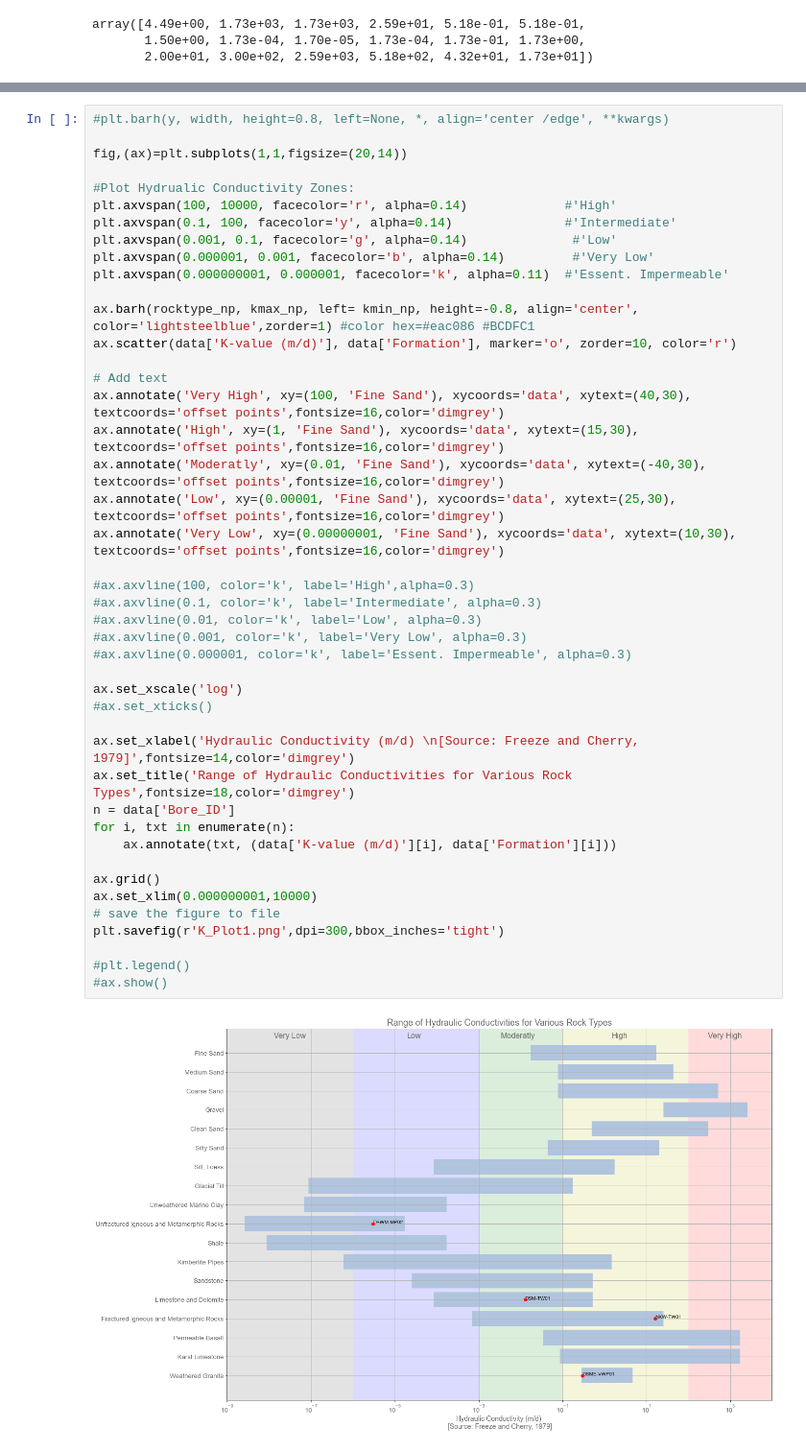
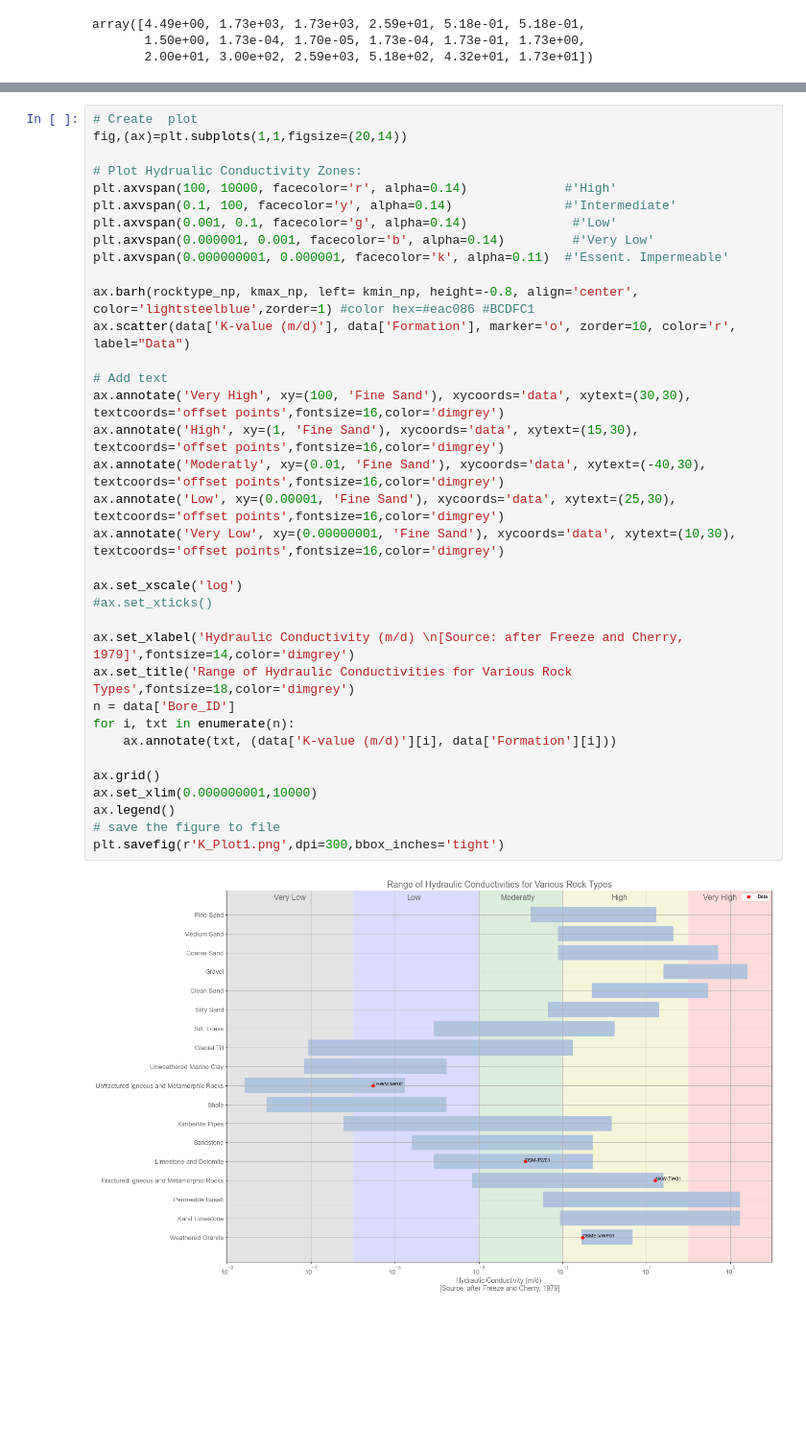
Before and after one commit to Skrapnell7/K-Value_Plots, a Jupyter notebook: K-GraphPlot_v1.ipynb, the cells around one changed output, grey strips where cells are left out. Shown at 96% size. Saved outputs shown, nothing was run; the diff lists cells and outputs as text; blank space fills up the shorter version.

Commit message:
Update 2
Add legend to plot

```diff
--- a/K-GraphPlot_v1.ipynb
+++ b/K-GraphPlot_v1.ipynb
@@ -120,46 +111,37 @@ array([4.49e+00, 1.73e+03, 1.73e+03, 2.59e+01, 5.18e-01, 5.18e-01,
 # %%
-#plt.barh(y, width, height=0.8, left=None, *, align='center /edge', **kwargs)
-
+# Create  plot
 fig,(ax)=plt.subplots(1,1,figsize=(20,14))
 
-#Plot Hydrualic Conductivity Zones:
+# Plot Hydrualic Conductivity Zones:
 plt.axvspan(100, 10000, facecolor='r', alpha=0.14)             #'High'
 plt.axvspan(0.1, 100, facecolor='y', alpha=0.14)               #'Intermediate'
 plt.axvspan(0.001, 0.1, facecolor='g', alpha=0.14)              #'Low'
 plt.axvspan(0.000001, 0.001, facecolor='b', alpha=0.14)         #'Very Low'
 plt.axvspan(0.000000001, 0.000001, facecolor='k', alpha=0.11)  #'Essent. Impermeable'
 
 ax.barh(rocktype_np, kmax_np, left= kmin_np, height=-0.8, align='center', color='lightsteelblue',zorder=1) #color hex=#eac086 #BCDFC1
-ax.scatter(data['K-value (m/d)'], data['Formation'], marker='o', zorder=10, color='r')
+ax.scatter(data['K-value (m/d)'], data['Formation'], marker='o', zorder=10, color='r', label="Data")
 
 # Add text
-ax.annotate('Very High', xy=(100, 'Fine Sand'), xycoords='data', xytext=(40,30), textcoords='offset points',fontsize=16,color='dimgrey')
+ax.annotate('Very High', xy=(100, 'Fine Sand'), xycoords='data', xytext=(30,30), textcoords='offset points',fontsize=16,color='dimgrey')
 ax.annotate('High', xy=(1, 'Fine Sand'), xycoords='data', xytext=(15,30), textcoords='offset points',fontsize=16,color='dimgrey')
 ax.annotate('Moderatly', xy=(0.01, 'Fine Sand'), xycoords='data', xytext=(-40,30), textcoords='offset points',fontsize=16,color='dimgrey')
 ax.annotate('Low', xy=(0.00001, 'Fine Sand'), xycoords='data', xytext=(25,30), textcoords='offset points',fontsize=16,color='dimgrey')
 ax.annotate('Very Low', xy=(0.00000001, 'Fine Sand'), xycoords='data', xytext=(10,30), textcoords='offset points',fontsize=16,color='dimgrey')
 
-#ax.axvline(100, color='k', label='High',alpha=0.3)
-#ax.axvline(0.1, color='k', label='Intermediate', alpha=0.3)
-#ax.axvline(0.01, color='k', label='Low', alpha=0.3)
-#ax.axvline(0.001, color='k', label='Very Low', alpha=0.3)
-#ax.axvline(0.000001, color='k', label='Essent. Impermeable', alpha=0.3)
-
 ax.set_xscale('log')
 #ax.set_xticks()
 
-ax.set_xlabel('Hydraulic Conductivity (m/d) \n[Source: Freeze and Cherry, 1979]',fontsize=14,color='dimgrey')
+ax.set_xlabel('Hydraulic Conductivity (m/d) \n[Source: after Freeze and Cherry, 1979]',fontsize=14,color='dimgrey')
 ax.set_title('Range of Hydraulic Conductivities for Various Rock Types',fontsize=18,color='dimgrey')
 n = data['Bore_ID']
 for i, txt in enumerate(n):
     ax.annotate(txt, (data['K-value (m/d)'][i], data['Formation'][i]))
 
 ax.grid()
 ax.set_xlim(0.000000001,10000)
+ax.legend()
 # save the figure to file
 plt.savefig(r'K_Plot1.png',dpi=300,bbox_inches='tight')
-
-#plt.legend()
-#ax.show()
 # %% [output]
-[figure, old version]
+[figure, new version]
```
Also changed, not shown: parts of 8 cells of this notebook, 1 other file.
